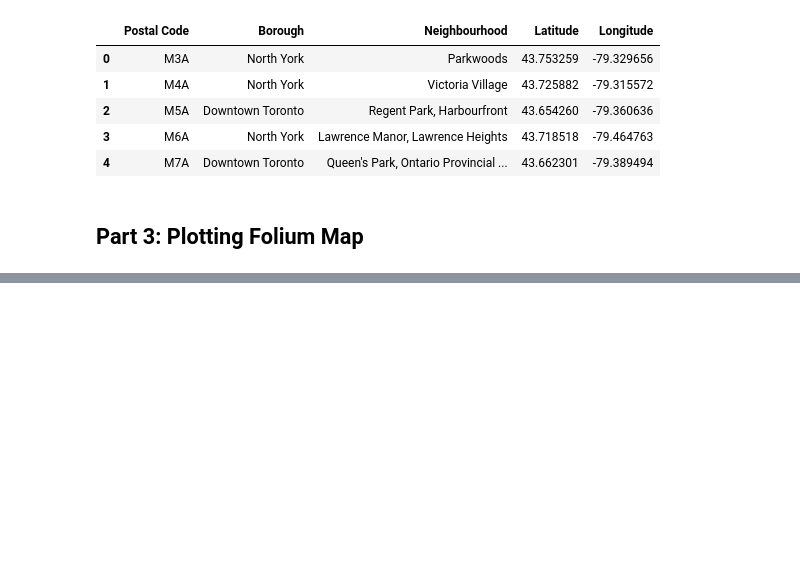
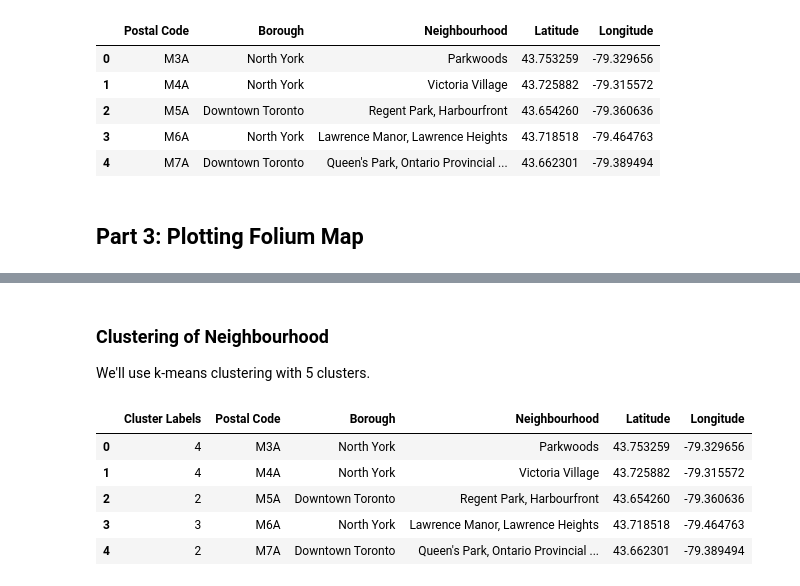
Before and after one commit to BryanJian/Coursera_Capstone, a Jupyter notebook: Segmenting and Clustering Neighborhoods in Toronto (All Parts).ipynb, the cells around one changed output, grey strips where cells are left out. Drawn from its saved outputs; the diff is of its cells as text; code cells hidden in the pictures; blank space fills up the shorter version.

```diff
--- a/Segmenting and Clustering Neighborhoods in Toronto (All Parts).ipynb
+++ b/Segmenting and Clustering Neighborhoods in Toronto (All Parts).ipynb
@@ -100,3 +110,26 @@ for lat, lng, bor, neigh in zip(
 map
 # %% [output]
 [interactive output not drawn]
+# %% [markdown]
+### Clustering of Neighbourhood
+We'll use k-means clustering with 5 clusters.
+# %%
+# Setting number of clusters
+k = 5
+df_clust = df1.drop(["Postal Code", "Borough", "Neighbourhood"], 1)
+
+# K-means clustering
+kmeans = KMeans(n_clusters=k, random_state=0).fit(df_clust)
+kmeans.labels_
+
+# Inserting cluster labels into main df
+df1.insert(0, "Cluster Labels", kmeans.labels_)
+
+df1.head()
+# %% [output]
+|  | Cluster Labels | Postal Code | Borough | Neighbourhood | Latitude | Longitude |
+| 0 | 4 | M3A | North York | Parkwoods | 43.753259 | -79.329656 |
+| 1 | 4 | M4A | North York | Victoria Village | 43.725882 | -79.315572 |
+| 2 | 2 | M5A | Downtown Toronto | Regent Park, Harbourfront | 43.654260 | -79.360636 |
+| 3 | 3 | M6A | North York | Lawrence Manor, Lawrence Heights | 43.718518 | -79.464763 |
+| 4 | 2 | M7A | Downtown Toronto | Queen's Park, Ontario Provincial ... | 43.662301 | -79.389494 |
```
Also changed, not shown: parts of 6 cells of this notebook.
